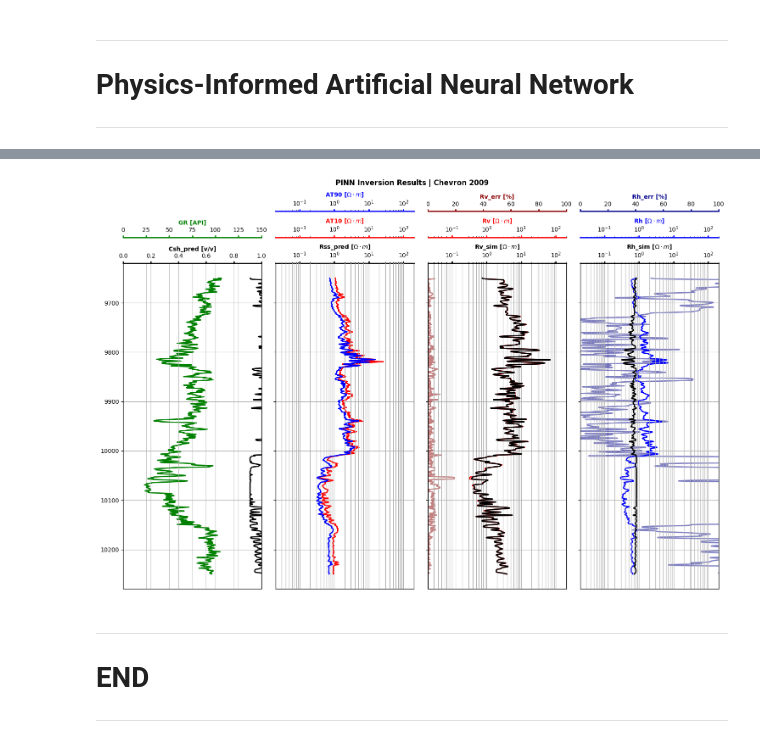
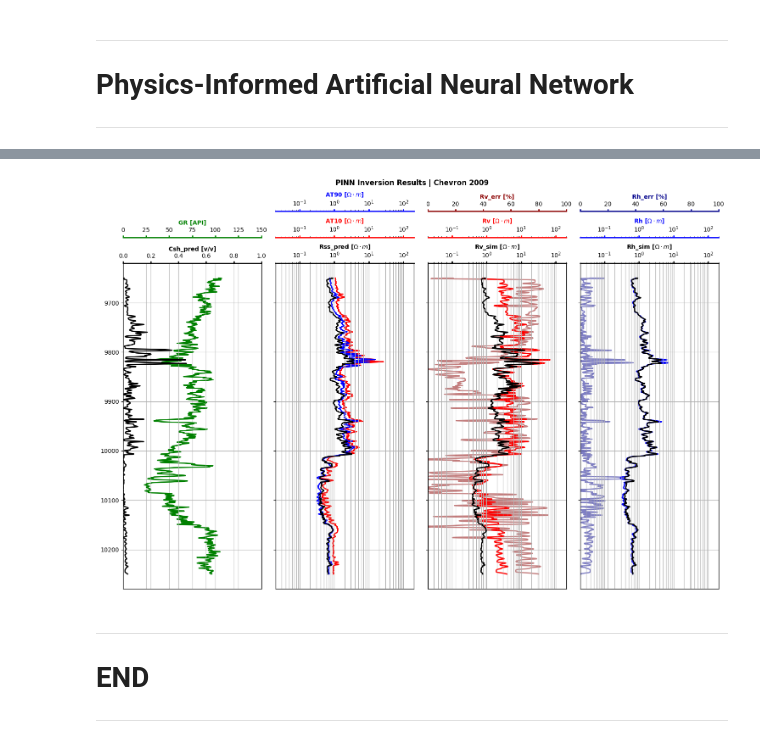
Before and after one commit to misaelmmorales/Anisotropic-Resistivity-Inversion, a Jupyter notebook: main_nb.ipynb, the cells around one changed output, grey strips where cells are left out. Cells and saved outputs as stored; diff of their text form; code cells hidden in the pictures.

```diff
--- a/main_nb.ipynb
+++ b/main_nb.ipynb
@@ -102,20 +104,23 @@ class PINNari(nn.Module):
         return x
 # %%
 class PhysicsInformedLoss(torch.nn.Module):
-    def __init__(self, Rvsh=2.8133, Rhsh=0.7746):
+    def __init__(self):
         super(PhysicsInformedLoss, self).__init__()
-        self.Rvsh = Rvsh
-        self.Rhsh = Rhsh
 
     def forward(self, inputs, outputs):
-        Rv_true, Rh_true = inputs[:, 0], inputs[:, 1]
-        Csh, Rss = outputs[:, 0], outputs[:, 1]
+        Rv_true, Rh_true = inputs[:, 0],       inputs[:, 1]
+        Rvsh,    Rhsh    = torch.max(Rv_true), torch.max(Rh_true)
+        Csh,     Rss     = outputs[:, 0],      outputs[:, 1]
 
-        eq1 = (Csh*self.Rvsh + (1-Csh)*Rss) - Rv_true
-        eq2 = (Csh/self.Rhsh + (1-Csh)/Rss) - (1/Rh_true)
-        eqs = torch.cat((eq1, eq2), dim=0)
+        Rvsim = (Csh*Rvsh + (1-Csh)*Rss)
+        Rhsim = 1 / (Csh/Rhsh + (1-Csh)/Rss)
 
-        return torch.norm(eqs, p=2)
+        Rverr = torch.abs((Rv_true - Rvsim)/Rv_true)
+        Rherr = torch.abs((Rh_true - Rhsim)/Rh_true)
+        costf = torch.cat((Rverr, Rherr), dim=0)
+        Csh   = torch.clamp(Csh, 0, 1)
+        loss  = torch.norm(costf, p=2) + 1e-8*torch.norm(inputs, p=2)
+        return loss
 # %%
 d = lasio.read('well1.las').df()[['AT10','AT30','AT60','AT90','GR','RV72H_1D_FLT','RH72H_1D_FLT']].dropna()
 #d = lasio.read('well2.LAS').df()[['AT10','AT30','AT60','AT90','HCGR','RV72_1DF','RH72_1DF']].dropna()
@@ -124,5 +129,11 @@ column_names = ['AT10', 'AT30', 'AT60', 'AT90', 'GR', 'Rv', 'Rh']
 data = d.rename(columns=dict(zip(d.columns, column_names)))
 
 res_aniso  = data[['Rv','Rh']]
-Rvsh, Rhsh = 2.8133, 0.7746
+
+Rvsh_win = np.nan_to_num(np.array(pd.Series(data['Rv']).rolling(250).max().tolist()), nan=data['Rv'].mean())
+Rhsh_win = np.nan_to_num(np.array(pd.Series(data['Rh']).rolling(250).max().tolist()), nan=data['Rh'].mean())
+Csh_lin  = (data['GR'] - data['GR'].min())/(data['GR'].max() - data['GR'].min())
+
+R_min = np.min([data['Rh'].min(), data['Rv'].min()])
+R_max = np.max([data['Rh'].max(), data['Rv'].max()])
 # %%
@@ -160,20 +198,20 @@ Epoch: 900 | Loss: 12.8297
 # %%
 y = model(inputs).detach().numpy()
 csh_pred, rss_pred = y[:,0], y[:,1]
 
-Rv_sim = (csh_pred*Rvsh + (1-csh_pred)*rss_pred)
-Rh_sim = (csh_pred/Rhsh + (1-csh_pred)/rss_pred)
-Rv_err = np.abs((Rv_sim - case1['Rv'].values)/case1['Rv'].values) * 100
-Rh_err = np.abs((Rh_sim - case1['Rh'].values)/case1['Rh'].values) * 100
+Rv_sim = (csh_pred*Rvsh_win + (1-csh_pred)*rss_pred)
+Rh_sim = 1 / (csh_pred/Rhsh_win + (1-csh_pred)/rss_pred)
+Rv_err = np.abs((Rv_sim - data['Rv'].values)/data['Rv'].values) * 100
+Rh_err = np.abs((Rh_sim - data['Rh'].values)/data['Rh'].values) * 100
 
 sol = pd.DataFrame({'Csh_pred':csh_pred, 'Rss_pred':rss_pred,
-                    'Rv_sim':Rv_sim, 'Rh_sim':1/Rh_sim,
-                    'Rv_err':Rv_err, 'Rh_err':Rh_err}, index=case1.index)
+                    'Rv_sim':Rv_sim, 'Rh_sim':Rh_sim,
+                    'Rv_err':Rv_err, 'Rh_err':Rh_err}, index=data.index)
 
-results = pd.concat([case1, sol], axis=1)
+results = pd.concat([data, sol], axis=1)
 plot_pinn_results(results, subtitle='Chevron 2009')
 # %% [output]
-[figure, old version]
+[figure, new version]
 # %% [markdown]
 ***
 # END
```
Also changed, not shown: parts of 16 cells of this notebook, 5 other files.
